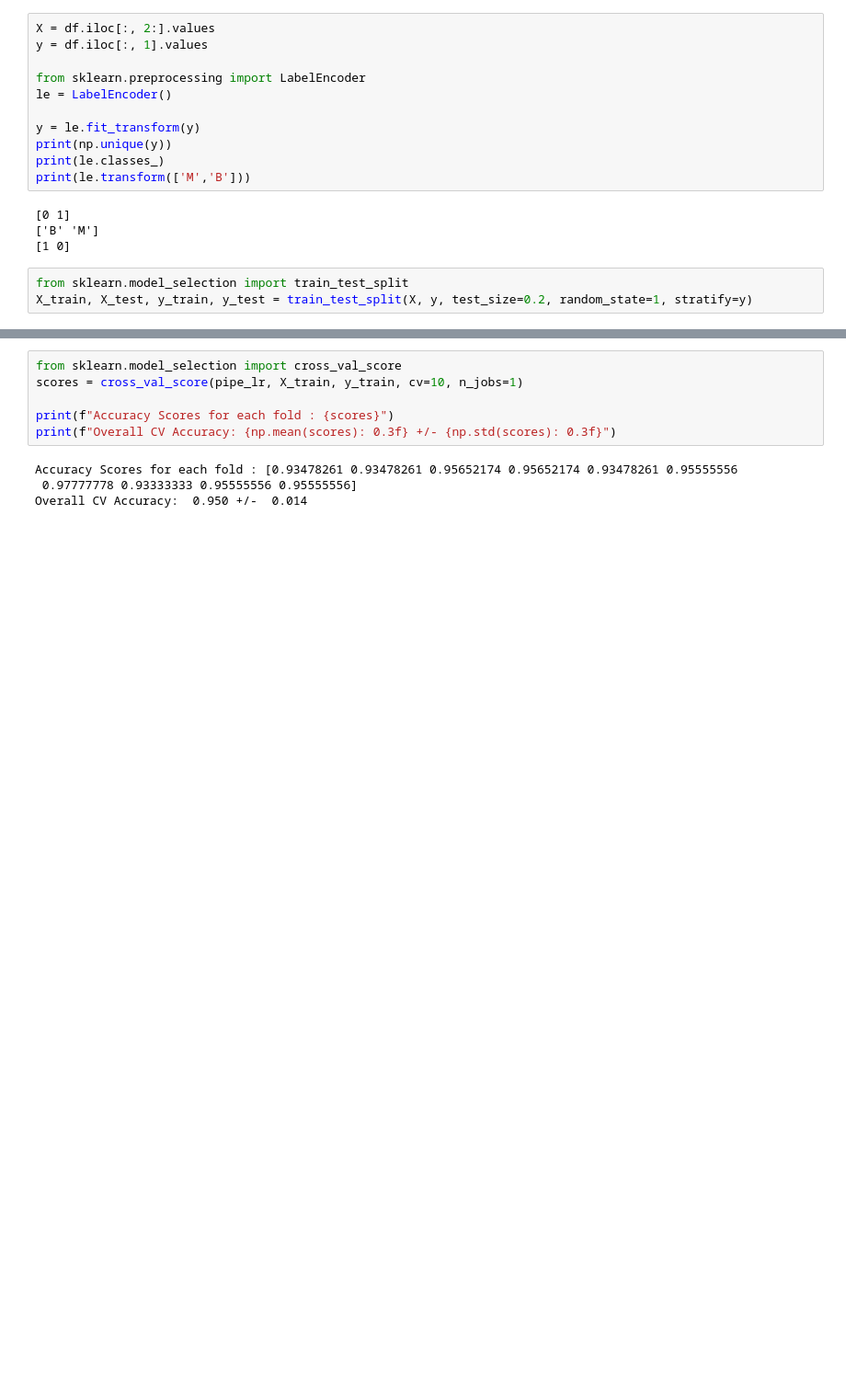
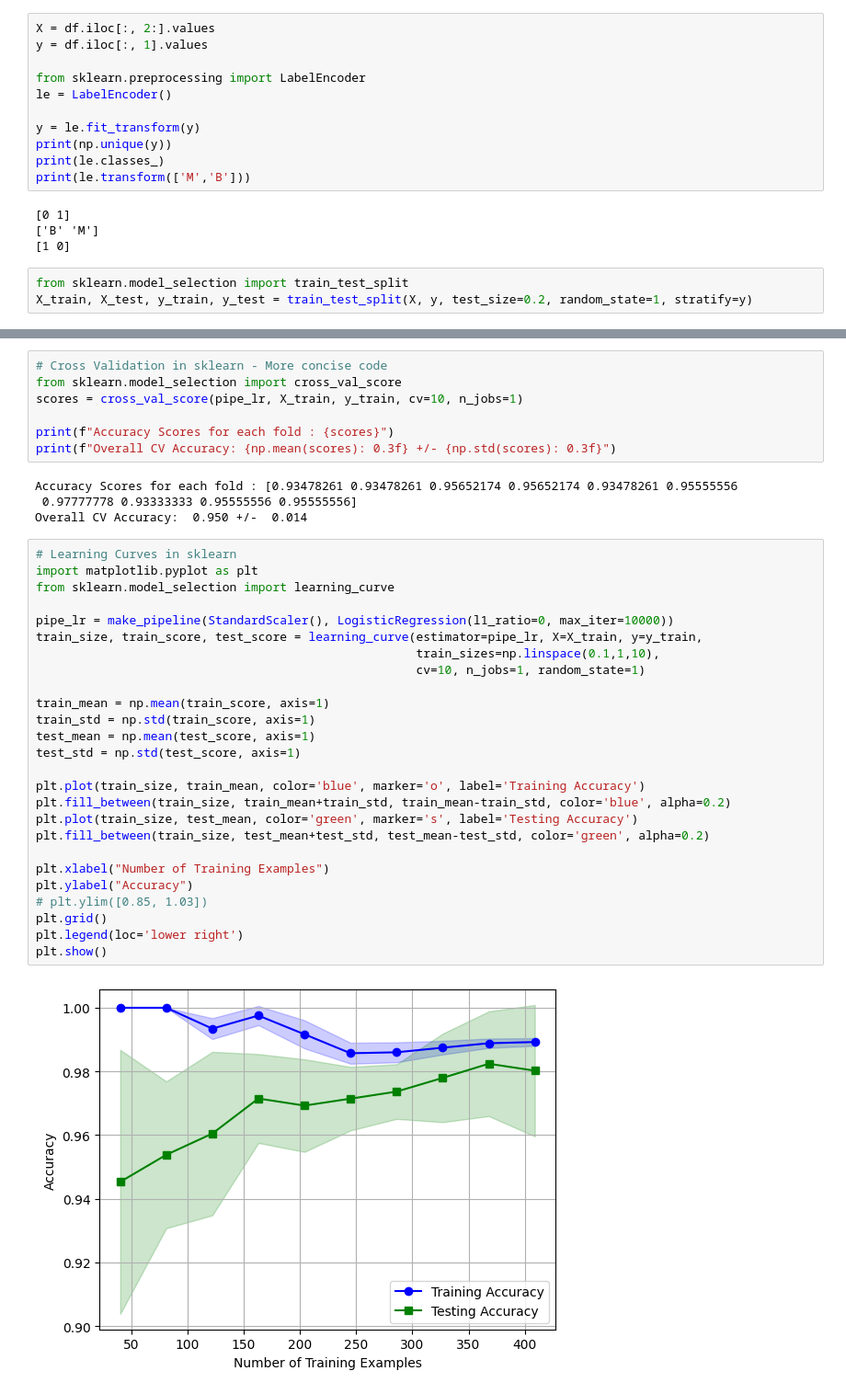
Before and after one commit to diksha1107/mlbook, a Jupyter notebook: src/CH6_FullPipeline.ipynb, the cells around one changed output, grey strips where cells are left out. Shown at 92% size. Drawn from its saved outputs; the diff is of its cells as text; blank space fills up the shorter version.

Commit message:
[ML-BOOK] Feat: Implemented sklearn Learning Curve, Training Curve and GridSearchCV

```diff
--- a/src/CH6_FullPipeline.ipynb
+++ b/src/CH6_FullPipeline.ipynb
@@ -76,6 +77,7 @@ Fold No. 9: Class Distribution is [257 153], Score is  0.956
 Fold No. 10: Class Distribution is [257 153], Score is  0.956
 The CV Accuracy is  0.950 with +/-  0.014
 # %%
+# Cross Validation in sklearn - More concise code
 from sklearn.model_selection import cross_val_score
 scores = cross_val_score(pipe_lr, X_train, y_train, cv=10, n_jobs=1)
 
@@ -85,3 +87,31 @@ print(f"Overall CV Accuracy: {np.mean(scores): 0.3f} +/- {np.std(scores): 0.3f}"
 Accuracy Scores for each fold : [0.93478261 0.93478261 0.95652174 0.95652174 0.93478261 0.95555556
  0.97777778 0.93333333 0.95555556 0.95555556]
 Overall CV Accuracy:  0.950 +/-  0.014
+# %%
+# Learning Curves in sklearn
+import matplotlib.pyplot as plt
+from sklearn.model_selection import learning_curve
+
+pipe_lr = make_pipeline(StandardScaler(), LogisticRegression(l1_ratio=0, max_iter=10000))
+train_size, train_score, test_score = learning_curve(estimator=pipe_lr, X=X_train, y=y_train,
+                                                     train_sizes=np.linspace(0.1,1,10),
+                                                     cv=10, n_jobs=1, random_state=1)
+
+train_mean = np.mean(train_score, axis=1)
+train_std = np.std(train_score, axis=1)
+test_mean = np.mean(test_score, axis=1)
+test_std = np.std(test_score, axis=1)
+
+plt.plot(train_size, train_mean, color='blue', marker='o', label='Training Accuracy')
+plt.fill_between(train_size, train_mean+train_std, train_mean-train_std, color='blue', alpha=0.2)
+plt.plot(train_size, test_mean, color='green', marker='s', label='Testing Accuracy')
+plt.fill_between(train_size, test_mean+test_std, test_mean-test_std, color='green', alpha=0.2)
+
+plt.xlabel("Number of Training Examples")
+plt.ylabel("Accuracy")
+# plt.ylim([0.85, 1.03])
+plt.grid()
+plt.legend(loc='lower right')
+plt.show()
+# %% [output]
+[figure, added]
```
Also changed, not shown: parts of 5 cells of this notebook, 1 other file.
